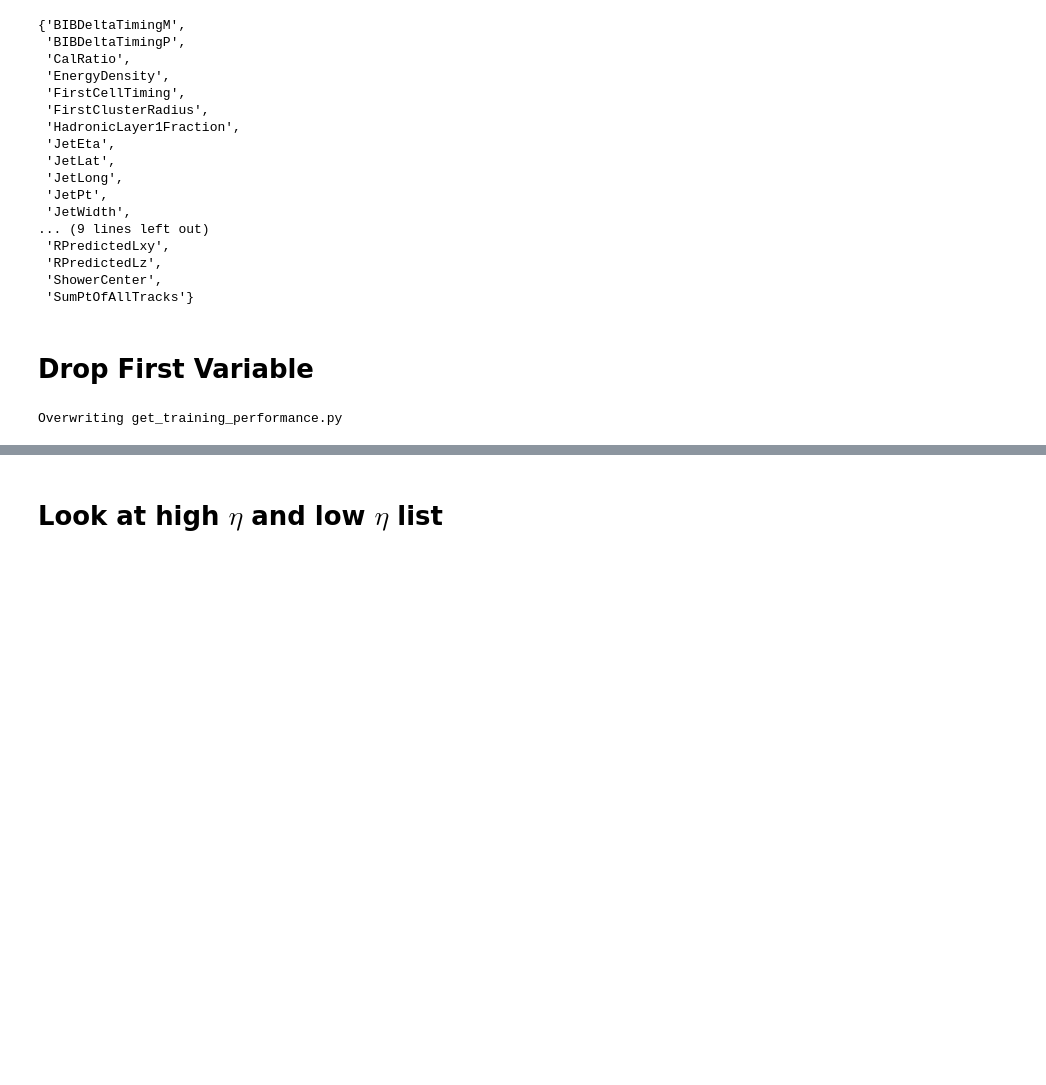
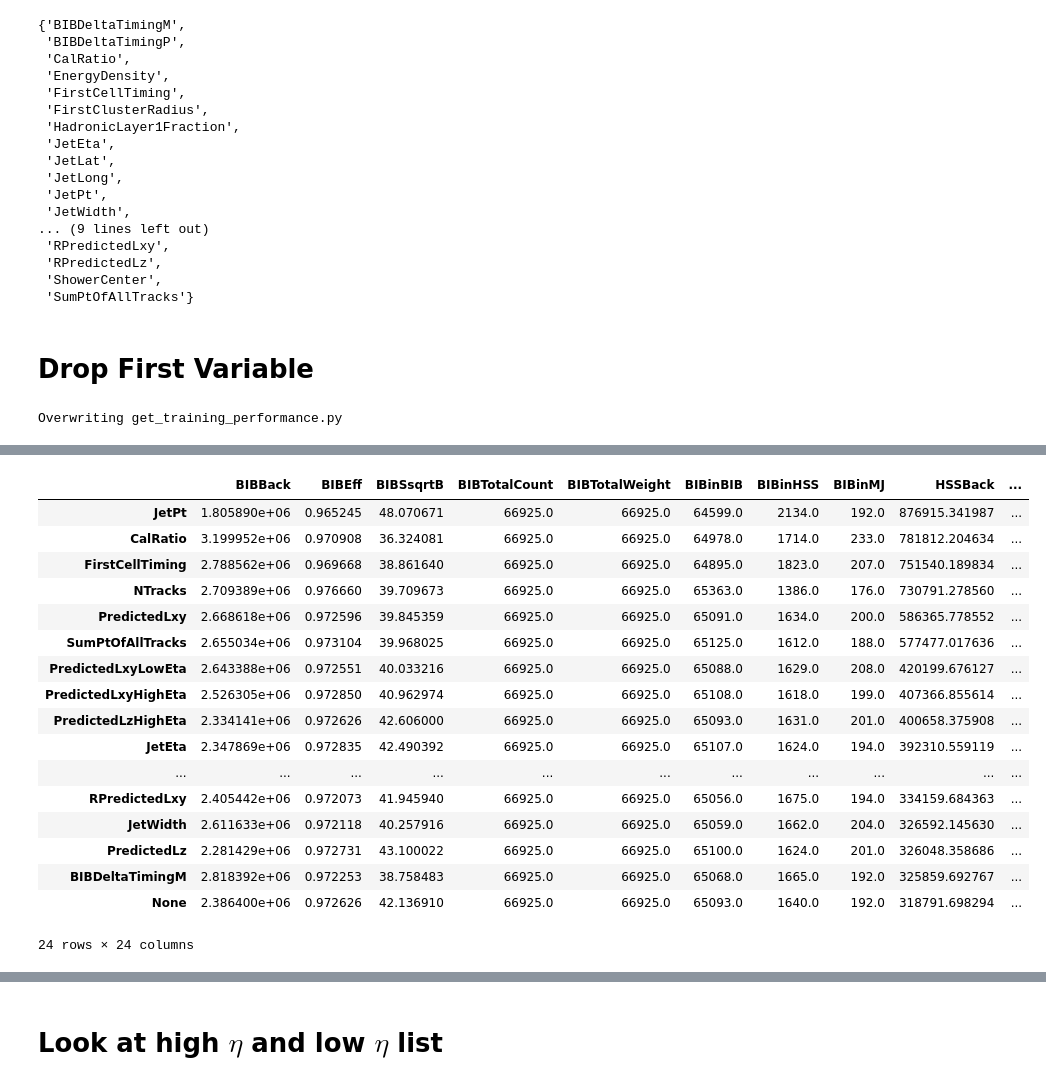
Before and after one commit to gordonwatts/JetCutStudies, a Jupyter notebook: notebooks/Training Variables.ipynb, the cells around one changed output, grey strips where cells are left out. Saved outputs shown, nothing was run; the diff lists cells and outputs as text; code cells hidden in the pictures; blank space fills up the shorter version.

```diff
--- a/notebooks/Training Variables.ipynb
+++ b/notebooks/Training Variables.ipynb
@@ -185,0 +186,21 @@ len(r)
+# %%
+r[-1]
+# %% [output]
+|  | BIBBack | BIBEff | BIBSsqrtB | BIBTotalCount | BIBTotalWeight | BIBinBIB | BIBinHSS | BIBinMJ | HSSBack | ... |
+| JetPt | 1.805890e+06 | 0.965245 | 48.070671 | 66925.0 | 66925.0 | 64599.0 | 2134.0 | 192.0 | 876915.341987 | ... |
+| CalRatio | 3.199952e+06 | 0.970908 | 36.324081 | 66925.0 | 66925.0 | 64978.0 | 1714.0 | 233.0 | 781812.204634 | ... |
+| FirstCellTiming | 2.788562e+06 | 0.969668 | 38.861640 | 66925.0 | 66925.0 | 64895.0 | 1823.0 | 207.0 | 751540.189834 | ... |
+| NTracks | 2.709389e+06 | 0.976660 | 39.709673 | 66925.0 | 66925.0 | 65363.0 | 1386.0 | 176.0 | 730791.278560 | ... |
+| PredictedLxy | 2.668618e+06 | 0.972596 | 39.845359 | 66925.0 | 66925.0 | 65091.0 | 1634.0 | 200.0 | 586365.778552 | ... |
+| SumPtOfAllTracks | 2.655034e+06 | 0.973104 | 39.968025 | 66925.0 | 66925.0 | 65125.0 | 1612.0 | 188.0 | 577477.017636 | ... |
+| PredictedLxyLowEta | 2.643388e+06 | 0.972551 | 40.033216 | 66925.0 | 66925.0 | 65088.0 | 1629.0 | 208.0 | 420199.676127 | ... |
+| PredictedLxyHighEta | 2.526305e+06 | 0.972850 | 40.962974 | 66925.0 | 66925.0 | 65108.0 | 1618.0 | 199.0 | 407366.855614 | ... |
+| PredictedLzHighEta | 2.334141e+06 | 0.972626 | 42.606000 | 66925.0 | 66925.0 | 65093.0 | 1631.0 | 201.0 | 400658.375908 | ... |
+| JetEta | 2.347869e+06 | 0.972835 | 42.490392 | 66925.0 | 66925.0 | 65107.0 | 1624.0 | 194.0 | 392310.559119 | ... |
+| ... | ... | ... | ... | ... | ... | ... | ... | ... | ... | ... |
+| RPredictedLxy | 2.405442e+06 | 0.972073 | 41.945940 | 66925.0 | 66925.0 | 65056.0 | 1675.0 | 194.0 | 334159.684363 | ... |
+| JetWidth | 2.611633e+06 | 0.972118 | 40.257916 | 66925.0 | 66925.0 | 65059.0 | 1662.0 | 204.0 | 326592.145630 | ... |
+| PredictedLz | 2.281429e+06 | 0.972731 | 43.100022 | 66925.0 | 66925.0 | 65100.0 | 1624.0 | 201.0 | 326048.358686 | ... |
+| BIBDeltaTimingM | 2.818392e+06 | 0.972253 | 38.758483 | 66925.0 | 66925.0 | 65068.0 | 1665.0 | 192.0 | 325859.692767 | ... |
+| None | 2.386400e+06 | 0.972626 | 42.136910 | 66925.0 | 66925.0 | 65093.0 | 1640.0 | 192.0 | 318791.698294 | ... |
+24 rows × 24 columns
```
Also changed, not shown: parts of 14 cells of this notebook.
